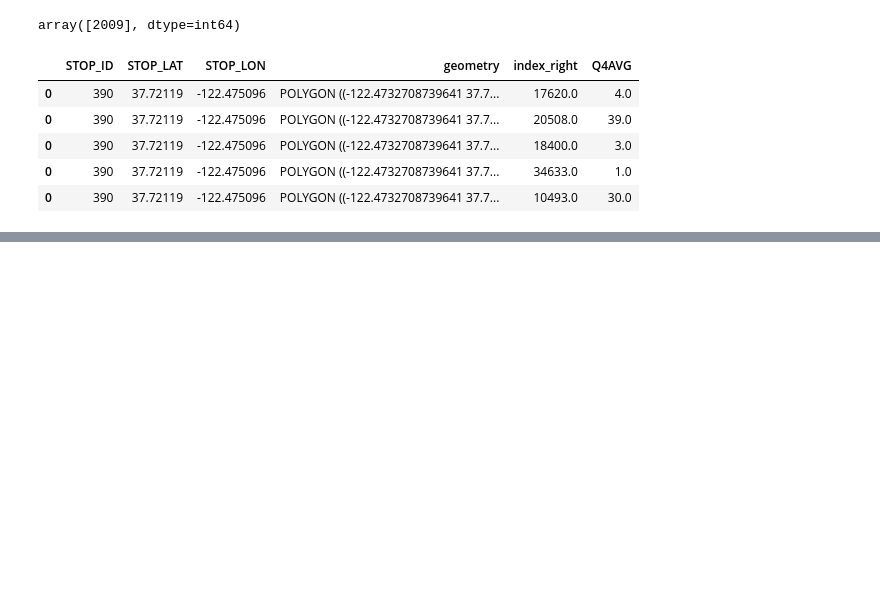
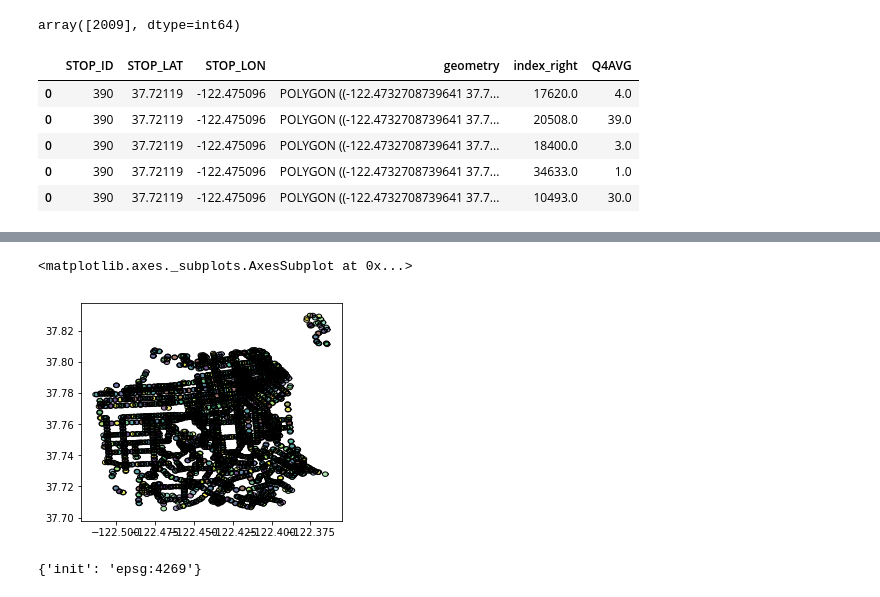
Before and after one commit to alex-mucci/Transit-Casa-Share, a Jupyter notebook: Notebooks/Process EDD Data.ipynb, the cells around one changed output, grey strips where cells are left out. Cells and saved outputs as stored; diff of their text form; code cells hidden in the pictures; blank space fills up the shorter version.

Commit message:
Processed EDD Data
Edited a script that processed the edd data for 2016

```diff
--- a/Notebooks/Process EDD Data.ipynb
+++ b/Notebooks/Process EDD Data.ipynb
@@ -62,0 +61,7 @@ len(joined)
+# %%
+joined_geo = gp.GeoDataFrame(joined_sum)
+# %%
+joined_geo.plot()
+# %% [output]
+<matplotlib.axes._subplots.AxesSubplot at 0x...>
+[figure, added]
@@ -62,0 +70,4 @@ len(joined)
+# %%
+joined_geo.crs
+# %% [output]
+{'init': 'epsg:4269'}
```
Also changed, not shown: parts of 6 cells of this notebook, 3 other files.
